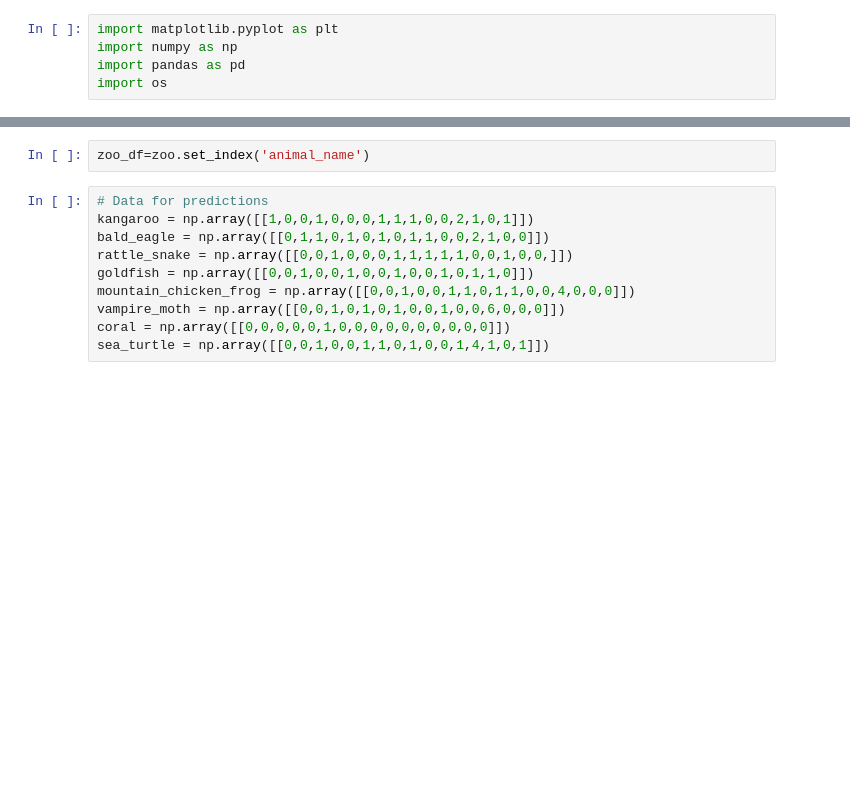
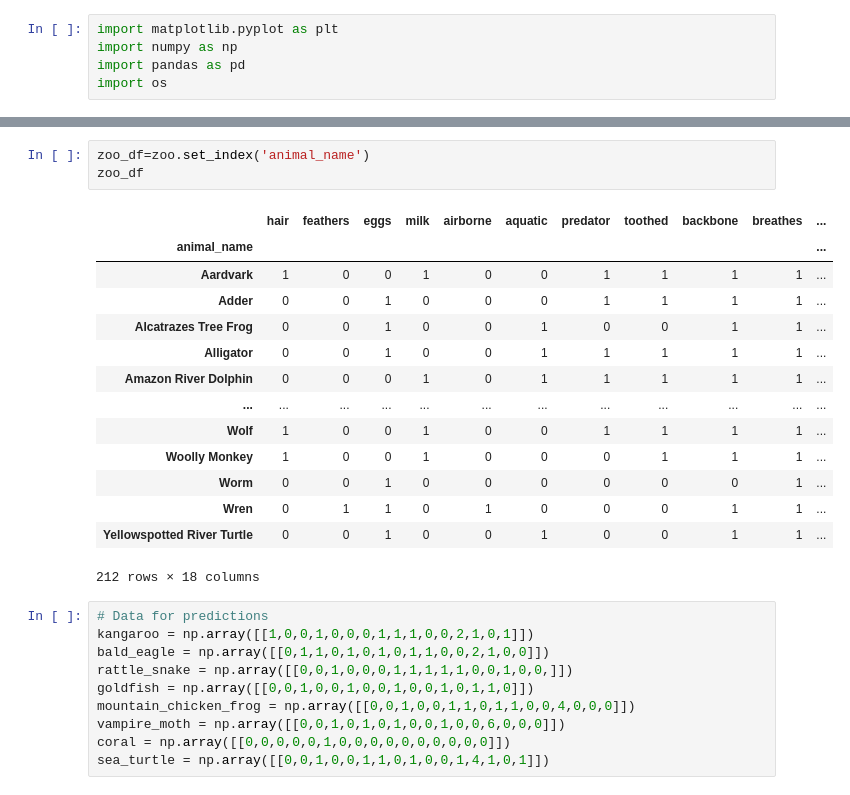
Before and after one commit to rabscuttle/final-project, a Jupyter notebook: Initial.ipynb, the cells around one changed output, grey strips where cells are left out. Saved outputs shown, nothing was run; the diff lists cells and outputs as text; blank space fills up the shorter version.

```diff
--- a/Initial.ipynb
+++ b/Initial.ipynb
@@ -10,5 +26,21 @@ zoo
 # %%
 zoo_df=zoo.set_index('animal_name')
+zoo_df
+# %% [output]
+|  | hair | feathers | eggs | milk | airborne | aquatic | predator | toothed | backbone | breathes | ... |
+| animal_name |  |  |  |  |  |  |  |  |  |  | ... |
+| Aardvark | 1 | 0 | 0 | 1 | 0 | 0 | 1 | 1 | 1 | 1 | ... |
+| Adder | 0 | 0 | 1 | 0 | 0 | 0 | 1 | 1 | 1 | 1 | ... |
+| Alcatrazes Tree Frog | 0 | 0 | 1 | 0 | 0 | 1 | 0 | 0 | 1 | 1 | ... |
+| Alligator | 0 | 0 | 1 | 0 | 0 | 1 | 1 | 1 | 1 | 1 | ... |
+| Amazon River Dolphin | 0 | 0 | 0 | 1 | 0 | 1 | 1 | 1 | 1 | 1 | ... |
+| ... | ... | ... | ... | ... | ... | ... | ... | ... | ... | ... | ... |
+| Wolf | 1 | 0 | 0 | 1 | 0 | 0 | 1 | 1 | 1 | 1 | ... |
+| Woolly Monkey | 1 | 0 | 0 | 1 | 0 | 0 | 0 | 1 | 1 | 1 | ... |
+| Worm | 0 | 0 | 1 | 0 | 0 | 0 | 0 | 0 | 0 | 1 | ... |
+| Wren | 0 | 1 | 1 | 0 | 1 | 0 | 0 | 0 | 1 | 1 | ... |
+| Yellowspotted River Turtle | 0 | 0 | 1 | 0 | 0 | 1 | 0 | 0 | 1 | 1 | ... |
+212 rows × 18 columns
 # %%
 # Data for predictions
 kangaroo = np.array([[1,0,0,1,0,0,0,1,1,1,0,0,2,1,0,1]])
```
Also changed, not shown: parts of 45 cells of this notebook.
